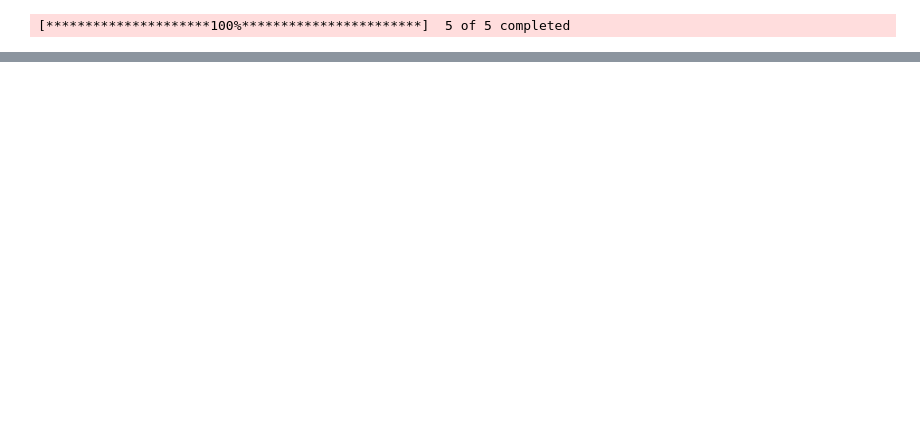
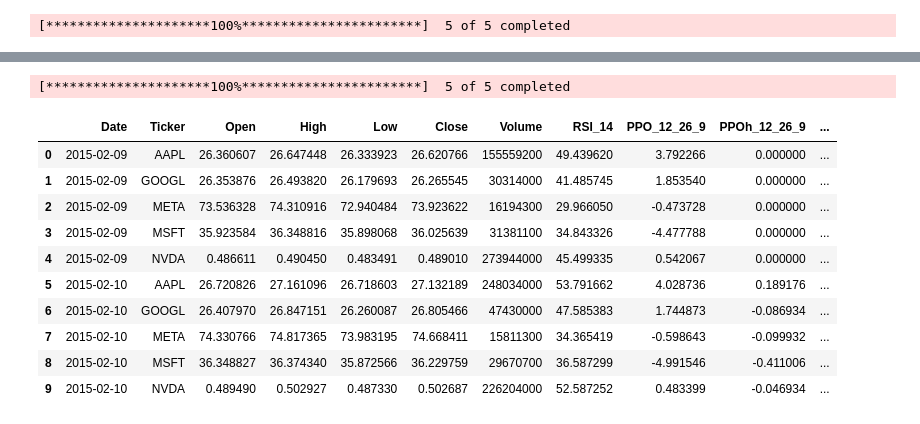
Before and after one commit to ajoneswp-bit/finance_project, a Jupyter notebook: main.ipynb, the cells around one changed output, grey strips where cells are left out. Cells and saved outputs as stored; diff of their text form; code cells hidden in the pictures; blank space fills up the shorter version.

```diff
--- a/main.ipynb
+++ b/main.ipynb
@@ -117,0 +83,36 @@ API Rate Limit Reached. Free tiers are limited to 25 requests/day.
+# %%
+# ^TNX = 10-Year Treasury Yield
+# ^IRX = 13-Week Treasury Bill Yield (Often used as the short-term proxy)
+# ^VIX = Cboe Volatility Index
+# DX-Y.NYB = US Dollar Index
+# XLK = Tech Sector ETF
+benchmark_tickers = ['^TNX', '^IRX', '^VIX', 'DX-Y.NYB', 'XLK']
+
+df_bench = yf.download(benchmark_tickers, start="2015-01-01", end="2023-12-31")['Close']
+df_macro = pd.DataFrame(index=df_bench.index)
+df_macro['Term_Spread'] = df_bench['^TNX'] - df_bench['^IRX']
+df_macro['VIX'] = df_bench['^VIX']
+df_macro['USD_Index'] = df_bench['DX-Y.NYB']
+df_macro['XLK_Log_Return'] = np.log(df_bench['XLK'] / df_bench['XLK'].shift(1))
+df_macro = df_macro.dropna().reset_index()
+if 'Ticker' not in df_features.columns:
+    df_features = df_features.reset_index()
+df_final = pd.merge(df_features, df_macro, on='Date', how='left')
+df_final['Sector_Relative_Strength'] = df_final['Log_Return'] - df_final['XLK_Log_Return']
+df_final = df_final.drop(columns=['XLK_Log_Return'])
+# %% [output]
+[*********************100%***********************]  5 of 5 completed
+# %%
+df_final.head(10)
+# %% [output]
+|  | Date | Ticker | Open | High | Low | Close | Volume | RSI_14 | PPO_12_26_9 | PPOh_12_26_9 | ... |
+| 0 | 2015-02-09 | AAPL | 26.360607 | 26.647448 | 26.333923 | 26.620766 | 155559200 | 49.439620 | 3.792266 | 0.000000 | ... |
+| 1 | 2015-02-09 | GOOGL | 26.353876 | 26.493820 | 26.179693 | 26.265545 | 30314000 | 41.485745 | 1.853540 | 0.000000 | ... |
+| 2 | 2015-02-09 | META | 73.536328 | 74.310916 | 72.940484 | 73.923622 | 16194300 | 29.966050 | -0.473728 | 0.000000 | ... |
+| 3 | 2015-02-09 | MSFT | 35.923584 | 36.348816 | 35.898068 | 36.025639 | 31381100 | 34.843326 | -4.477788 | 0.000000 | ... |
+| 4 | 2015-02-09 | NVDA | 0.486611 | 0.490450 | 0.483491 | 0.489010 | 273944000 | 45.499335 | 0.542067 | 0.000000 | ... |
+| 5 | 2015-02-10 | AAPL | 26.720826 | 27.161096 | 26.718603 | 27.132189 | 248034000 | 53.791662 | 4.028736 | 0.189176 | ... |
+| 6 | 2015-02-10 | GOOGL | 26.407970 | 26.847151 | 26.260087 | 26.805466 | 47430000 | 47.585383 | 1.744873 | -0.086934 | ... |
+| 7 | 2015-02-10 | META | 74.330766 | 74.817365 | 73.983195 | 74.668411 | 15811300 | 34.365419 | -0.598643 | -0.099932 | ... |
+| 8 | 2015-02-10 | MSFT | 36.348827 | 36.374340 | 35.872566 | 36.229759 | 29670700 | 36.587299 | -4.991546 | -0.411006 | ... |
+| 9 | 2015-02-10 | NVDA | 0.489490 | 0.502927 | 0.487330 | 0.502687 | 226204000 | 52.587252 | 0.483399 | -0.046934 | ... |
```
Also changed, not shown: parts of 6 cells of this notebook.
